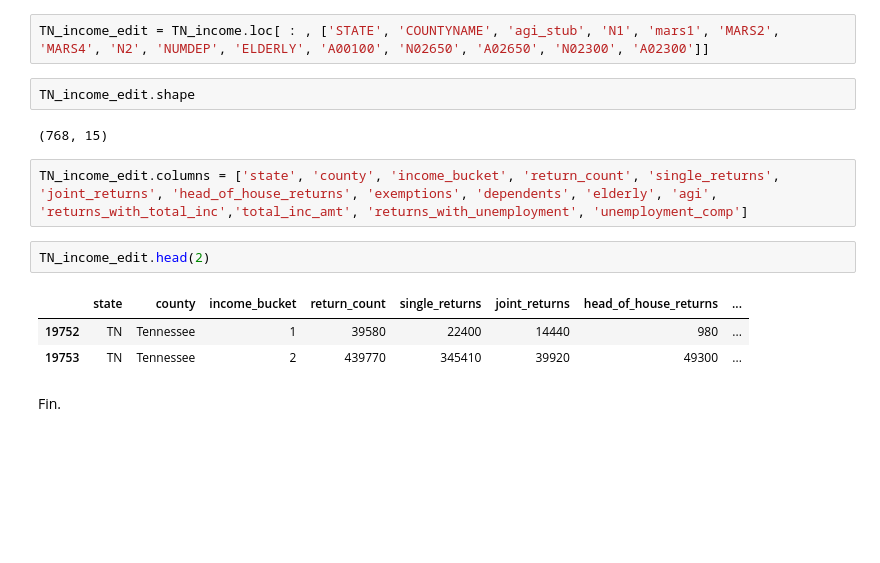
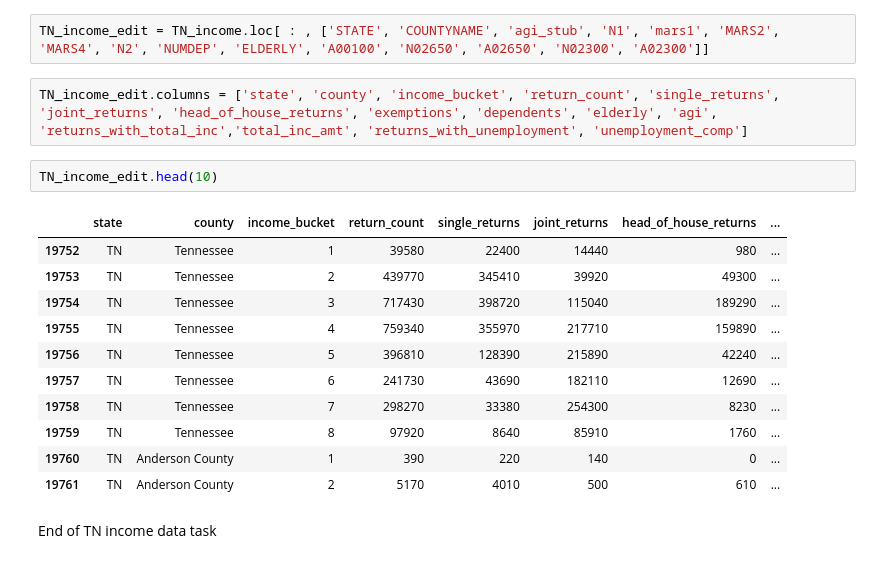
Before and after one commit to jaimeljensen/data-science-essentials-3, a Jupyter notebook: notebooks/tn_med_helper_exploratory.ipynb, the cells around one changed output. Cells and saved outputs as stored; diff of their text form; blank space fills up the shorter version.

```diff
--- a/notebooks/tn_med_helper_exploratory.ipynb
+++ b/notebooks/tn_med_helper_exploratory.ipynb
@@ -224,16 +221,20 @@ TN_income.loc[ : , ['STATE', 'COUNTYNAME', 'agi_stub', 'N1', 'mars1', 'MARS2', '
 # %%
 TN_income_edit = TN_income.loc[ : , ['STATE', 'COUNTYNAME', 'agi_stub', 'N1', 'mars1', 'MARS2', 'MARS4', 'N2', 'NUMDEP', 'ELDERLY', 'A00100', 'N02650', 'A02650', 'N02300', 'A02300']]
-# %%
-TN_income_edit.shape
-# %% [output]
-(768, 15)
 # %%
 TN_income_edit.columns = ['state', 'county', 'income_bucket', 'return_count', 'single_returns', 'joint_returns', 'head_of_house_returns', 'exemptions', 'dependents', 'elderly', 'agi', 'returns_with_total_inc','total_inc_amt', 'returns_with_unemployment', 'unemployment_comp']
 # %%
-TN_income_edit.head(2)
+TN_income_edit.head(10)
 # %% [output]
 |  | state | county | income_bucket | return_count | single_returns | joint_returns | head_of_house_returns | ... |
 | 19752 | TN | Tennessee | 1 | 39580 | 22400 | 14440 | 980 | ... |
 | 19753 | TN | Tennessee | 2 | 439770 | 345410 | 39920 | 49300 | ... |
+| 19754 | TN | Tennessee | 3 | 717430 | 398720 | 115040 | 189290 | ... |
+| 19755 | TN | Tennessee | 4 | 759340 | 355970 | 217710 | 159890 | ... |
+| 19756 | TN | Tennessee | 5 | 396810 | 128390 | 215890 | 42240 | ... |
+| 19757 | TN | Tennessee | 6 | 241730 | 43690 | 182110 | 12690 | ... |
+| 19758 | TN | Tennessee | 7 | 298270 | 33380 | 254300 | 8230 | ... |
+| 19759 | TN | Tennessee | 8 | 97920 | 8640 | 85910 | 1760 | ... |
+| 19760 | TN | Anderson County | 1 | 390 | 220 | 140 | 0 | ... |
+| 19761 | TN | Anderson County | 2 | 5170 | 4010 | 500 | 610 | ... |
-# %% [markdown]
-Fin.
+# %% [markdown]
+End of TN income data task
```
Also changed, not shown: parts of 35 cells of this notebook.
